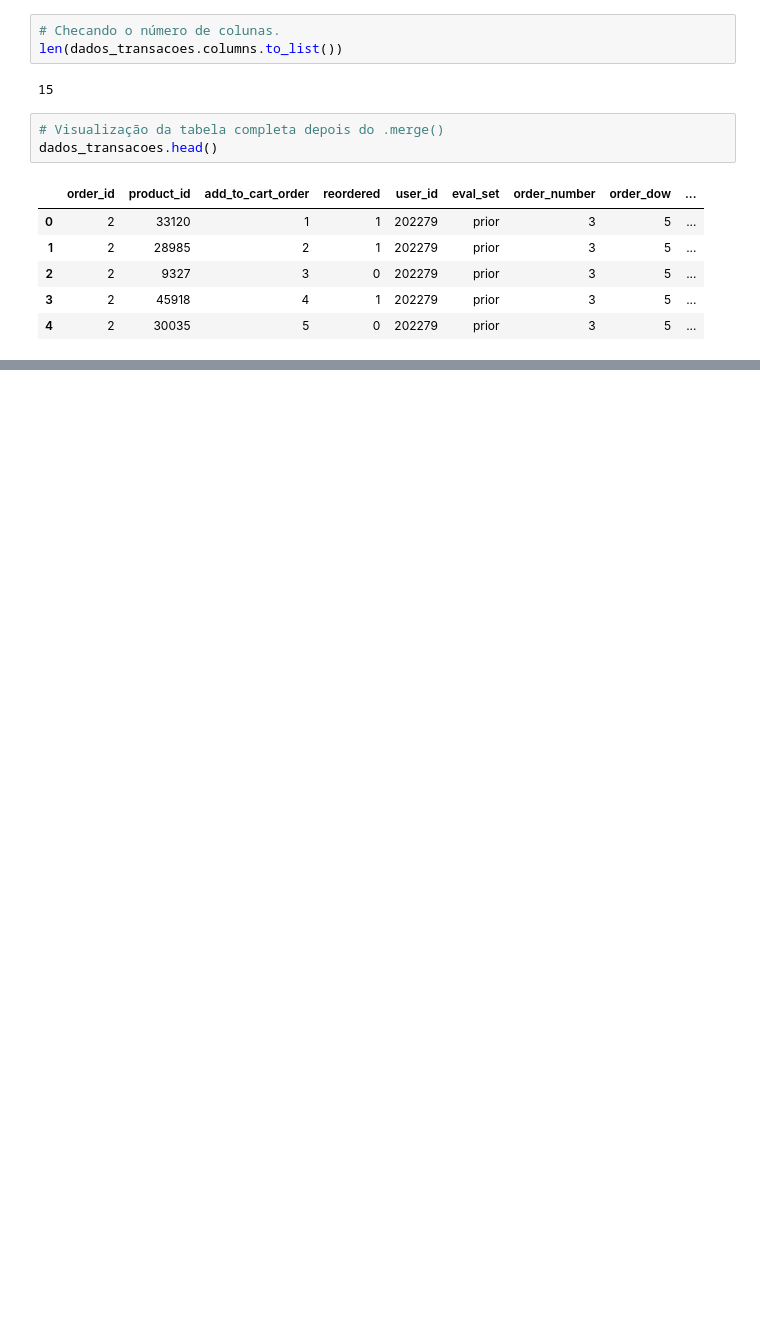
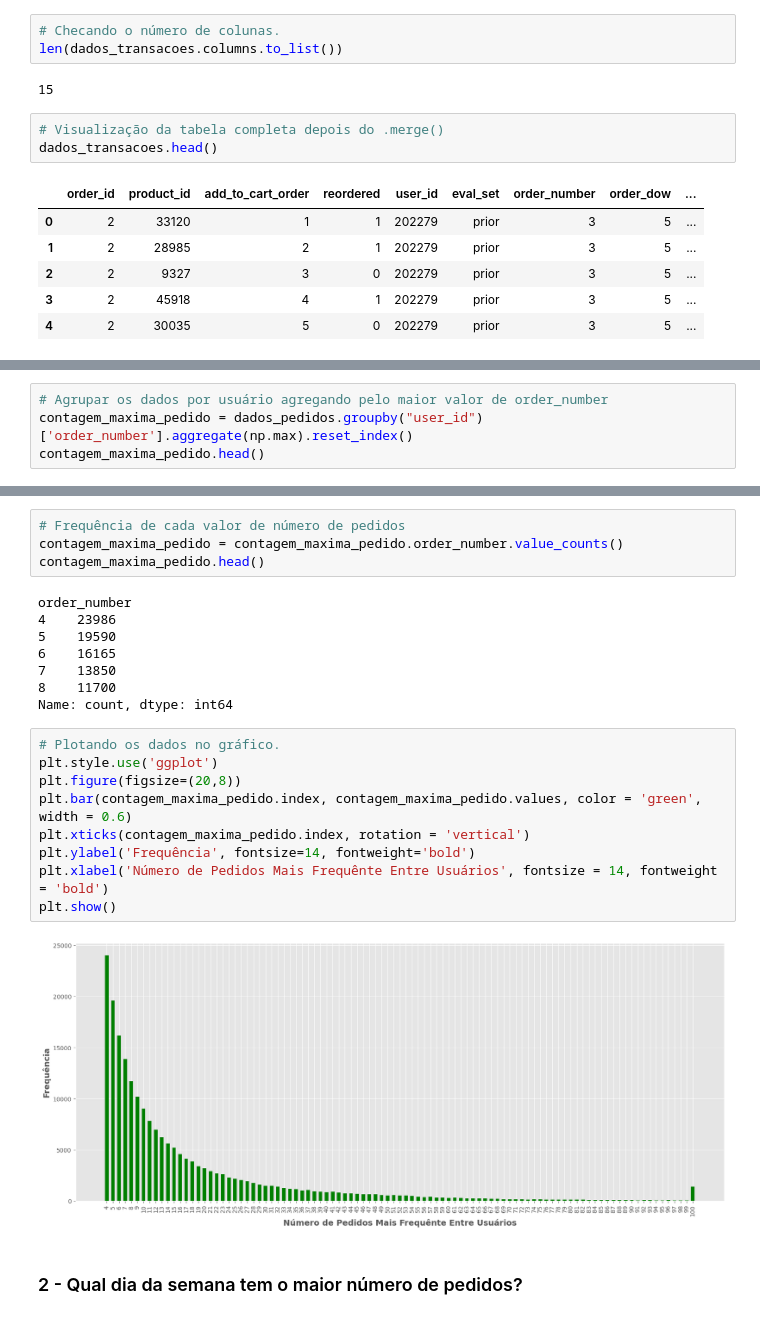
Before and after one commit to leojutsu/analise_de_dados, a Jupyter notebook: Projeto6.ipynb, the cells around one changed output, grey strips where cells are left out. Saved outputs shown, nothing was run; the diff lists cells and outputs as text; blank space fills up the shorter version.

```diff
--- a/Projeto6.ipynb
+++ b/Projeto6.ipynb
@@ -255,0 +329,4 @@ dtype: float64
+# %%
+# Agrupar os dados por usuário agregando pelo maior valor de order_number
+contagem_maxima_pedido = dados_pedidos.groupby("user_id")['order_number'].aggregate(np.max).reset_index()
+contagem_maxima_pedido.head()
@@ -255,0 +348,25 @@ dtype: float64
+# %%
+# Frequência de cada valor de número de pedidos
+contagem_maxima_pedido = contagem_maxima_pedido.order_number.value_counts()
+contagem_maxima_pedido.head()
+# %% [output]
+order_number
+4    23986
+5    19590
+6    16165
+7    13850
+8    11700
+Name: count, dtype: int64
+# %%
+# Plotando os dados no gráfico.
+plt.style.use('ggplot')
+plt.figure(figsize=(20,8))
+plt.bar(contagem_maxima_pedido.index, contagem_maxima_pedido.values, color = 'green', width = 0.6)
+plt.xticks(contagem_maxima_pedido.index, rotation = 'vertical')
+plt.ylabel('Frequência', fontsize=14, fontweight='bold')
+plt.xlabel('Número de Pedidos Mais Frequênte Entre Usuários', fontsize = 14, fontweight = 'bold')
+plt.show()
+# %% [output]
+[figure, added]
+# %% [markdown]
+### 2 - Qual dia da semana tem o maior número de pedidos?
```
Also changed, not shown: parts of 25 cells of this notebook.
